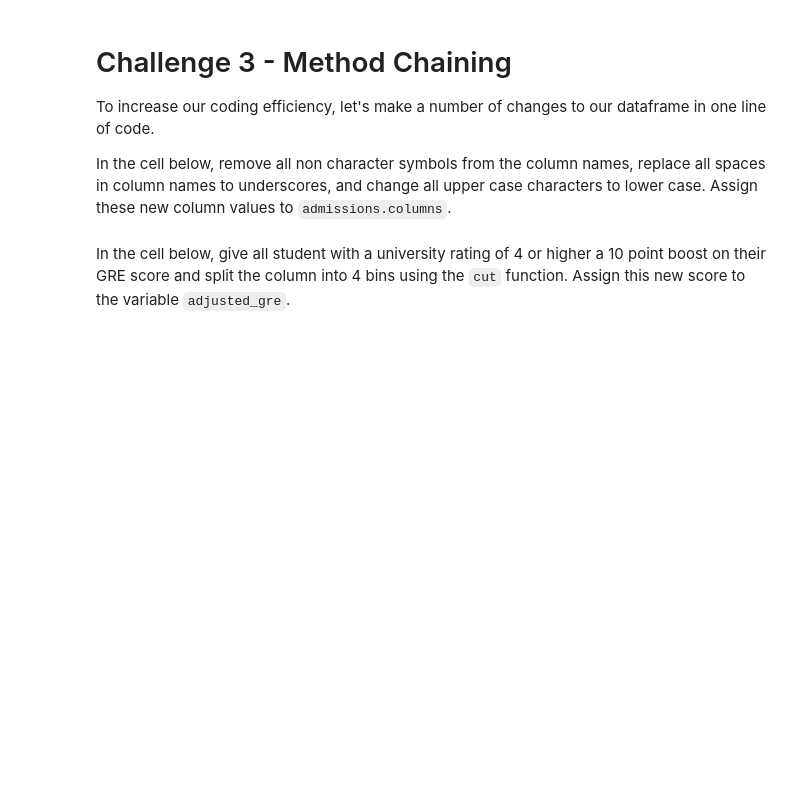
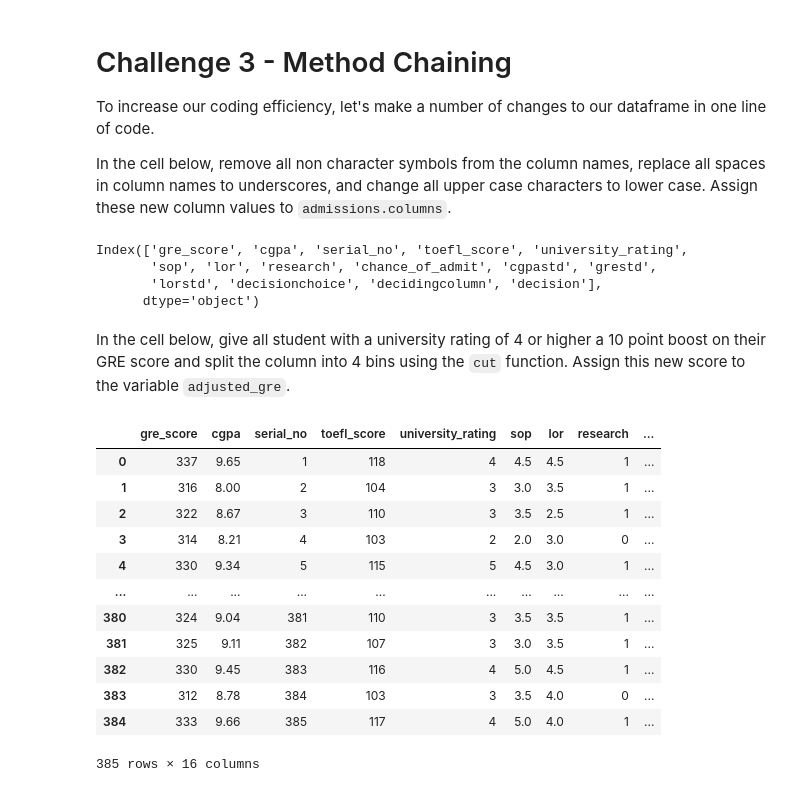
Before and after one commit to Irene9R/dataptmad1121_labs, a Jupyter notebook: module-2/advanced-pandas/your-code/main.ipynb, the cells around one changed output. Drawn from its saved outputs; the diff is of its cells as text; code cells hidden in the pictures; blank space fills up the shorter version.

```diff
--- a/module-2/advanced-pandas/your-code/main.ipynb
+++ b/module-2/advanced-pandas/your-code/main.ipynb
@@ -188,4 +205,5 @@ from random import choices
 # %%
 std_columns = ['CGPA_std', 'GRE_std', 'LOR_std']
 
-decision_choice = choices(std_columns, k=admissions.shape[0])
+admission_predict_df['decision_choice'] = choices(std_columns, k=admission_predict_df.shape[0])
+admission_predict_df
@@ -195,0 +226,13 @@ Now create the deciding column using the `lookup` function. The lookup column is
+# %%
+# your code here
+''' I got the following warning on pandas library regarding lookup function:
+
+***********
+Deprecated since version 1.2.0: DataFrame.lookup is deprecated, use DataFrame.melt and DataFrame.loc instead.
+For further details see Looking up values by index/column labels.
+***********
+
+I will use another method instead'''
+
+admission_predict_df['deciding_column'] = admission_predict_df.values[admission_predict_df.index,admission_predict_df.columns.get_indexer(admission_predict_df['decision_choice'])]
+admission_predict_df
@@ -199,0 +255,4 @@ Create a column called `decision` in the `admissions` dataframe. Assign 1 to thi
+# %%
+# your code here
+admission_predict_df['decision'] = np.where((admission_predict_df['deciding_column'] > 0.8), 1, 0)
+admission_predict_df
@@ -212,2 +285,11 @@ In the cell below, remove all non character symbols from the column names, repla
+# %%
+# your code here
+admission_predict_df.columns = admission_predict_df.columns.str.replace('[^a-zA-Z0-9 ]', '',regex = True).str.replace(" ","_").str.lower()
+admission_predict_df.columns
+# %% [output]
+Index(['gre_score', 'cgpa', 'serial_no', 'toefl_score', 'university_rating',
+       'sop', 'lor', 'research', 'chance_of_admit', 'cgpastd', 'grestd',
+       'lorstd', 'decisionchoice', 'decidingcolumn', 'decision'],
+      dtype='object')
 # %% [markdown]
 In the cell below, give all student with a university rating of 4 or higher a 10 point boost on their GRE score and split the column into 4 bins using the `cut` function. Assign this new score to the variable `adjusted_gre`.
@@ -215,0 +296,18 @@ In the cell below, give all student with a university rating of 4 or higher a 10
+# %%
+# your code here
+admission_predict_df['adjusted_gre'] = np.where((admission_predict_df['university_rating'] >= 4),(admission_predict_df['gre_score']+10), admission_predict_df['gre_score'])
+admission_predict_df
+# %% [output]
+|  | gre_score | cgpa | serial_no | toefl_score | university_rating | sop | lor | research | ... |
+| 0 | 337 | 9.65 | 1 | 118 | 4 | 4.5 | 4.5 | 1 | ... |
+| 1 | 316 | 8.00 | 2 | 104 | 3 | 3.0 | 3.5 | 1 | ... |
+| 2 | 322 | 8.67 | 3 | 110 | 3 | 3.5 | 2.5 | 1 | ... |
+| 3 | 314 | 8.21 | 4 | 103 | 2 | 2.0 | 3.0 | 0 | ... |
+| 4 | 330 | 9.34 | 5 | 115 | 5 | 4.5 | 3.0 | 1 | ... |
+| ... | ... | ... | ... | ... | ... | ... | ... | ... | ... |
+| 380 | 324 | 9.04 | 381 | 110 | 3 | 3.5 | 3.5 | 1 | ... |
+| 381 | 325 | 9.11 | 382 | 107 | 3 | 3.0 | 3.5 | 1 | ... |
+| 382 | 330 | 9.45 | 383 | 116 | 4 | 5.0 | 4.5 | 1 | ... |
+| 383 | 312 | 8.78 | 384 | 103 | 3 | 3.5 | 4.0 | 0 | ... |
+| 384 | 333 | 9.66 | 385 | 117 | 4 | 5.0 | 4.0 | 1 | ... |
+385 rows × 16 columns
```
Also changed, not shown: parts of 23 cells of this notebook.
